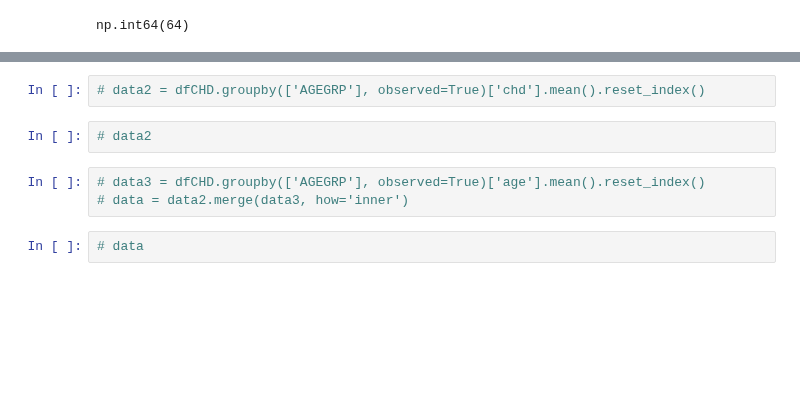
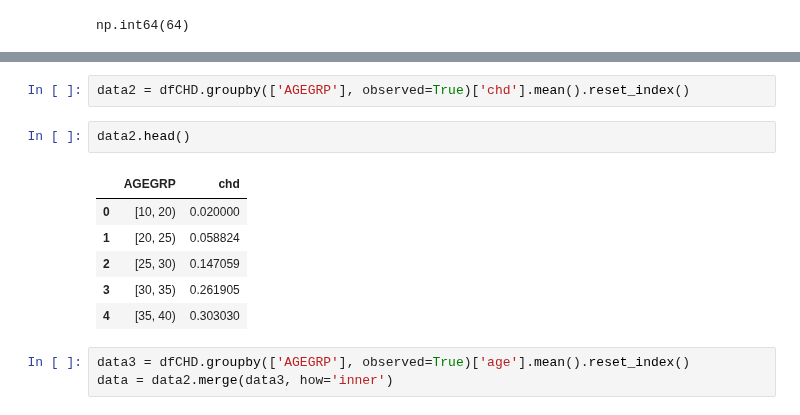
Before and after one commit to pydatakla/Maths, a Jupyter notebook: Notebooks/LogisticRegression.ipynb, the cells around one changed output, grey strips where cells are left out. Cells and saved outputs as stored; diff of their text form; blank space fills up the shorter version.

```diff
--- a/Notebooks/LogisticRegression.ipynb
+++ b/Notebooks/LogisticRegression.ipynb
@@ -554,9 +556,14 @@ dfCHD
 # %%
-# data2 = dfCHD.groupby(['AGEGRP'], observed=True)['chd'].mean().reset_index()
+data2 = dfCHD.groupby(['AGEGRP'], observed=True)['chd'].mean().reset_index()
-# %%
-# data2
+# %%
+data2.head()
+# %% [output]
+|  | AGEGRP | chd |
+| 0 | [10, 20) | 0.020000 |
+| 1 | [20, 25) | 0.058824 |
+| 2 | [25, 30) | 0.147059 |
+| 3 | [30, 35) | 0.261905 |
+| 4 | [35, 40) | 0.303030 |
 # %%
-# data3 = dfCHD.groupby(['AGEGRP'], observed=True)['age'].mean().reset_index()
-# data = data2.merge(data3, how='inner')
+data3 = dfCHD.groupby(['AGEGRP'], observed=True)['age'].mean().reset_index()
+data = data2.merge(data3, how='inner')
-# %%
-# data
```
Also changed, not shown: parts of 5 cells of this notebook.
